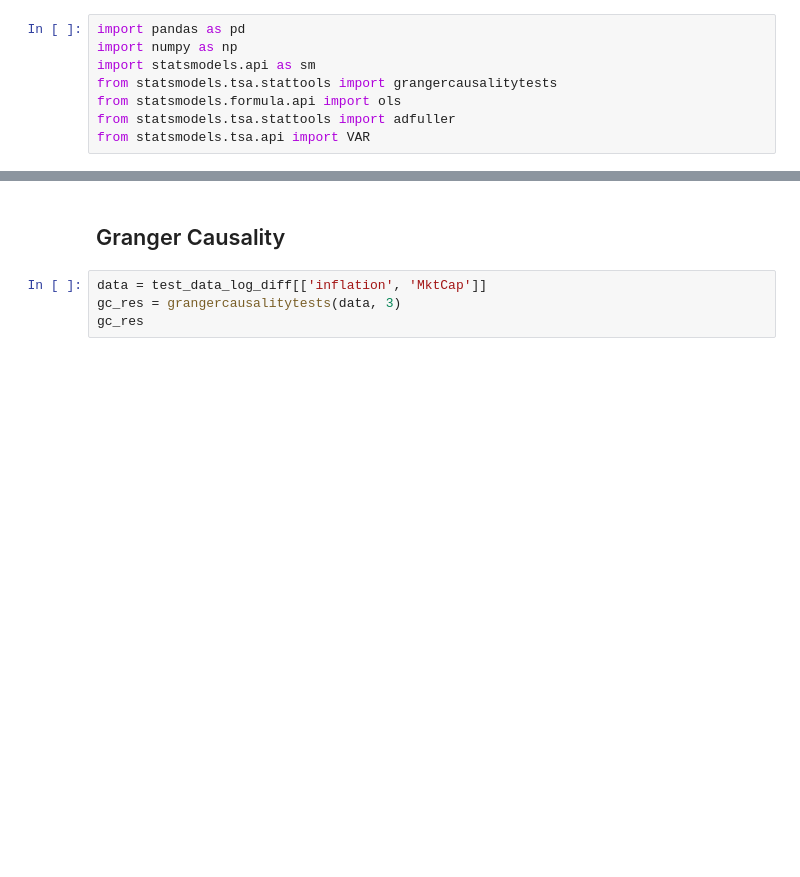
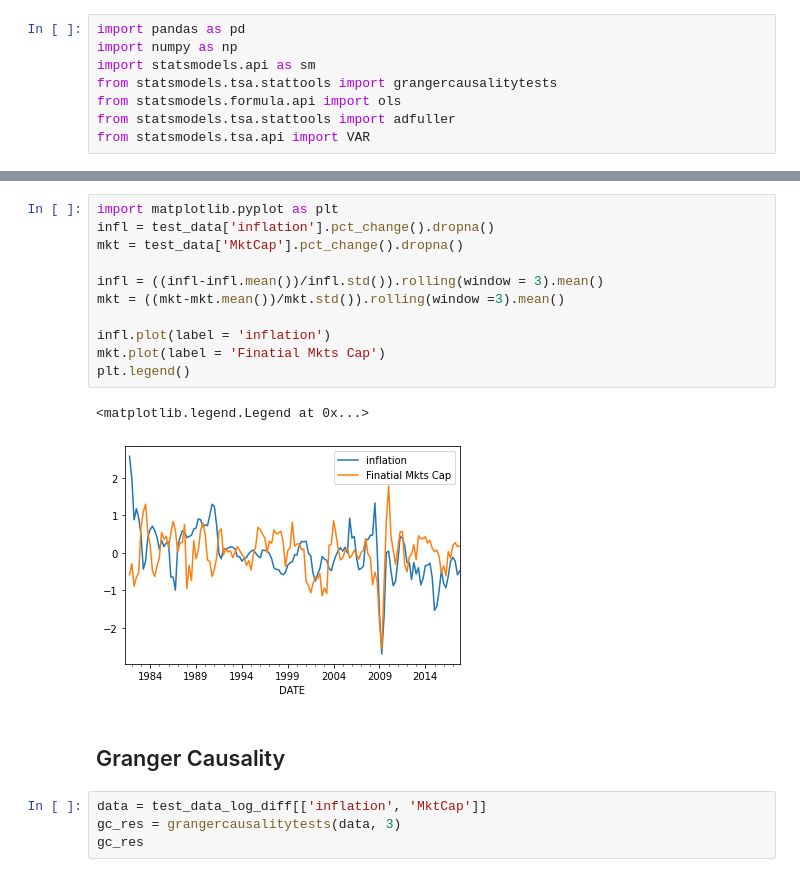
Before and after one commit to felipe-fp/corcovado, a Jupyter notebook: inflation_MktCap_analysis/inlation_analysis.ipynb, the cells around one changed output, grey strips where cells are left out. Saved outputs shown, nothing was run; the diff lists cells and outputs as text; blank space fills up the shorter version.

```diff
--- a/inflation_MktCap_analysis/inlation_analysis.ipynb
+++ b/inflation_MktCap_analysis/inlation_analysis.ipynb
@@ -88,3 +120,17 @@ M2V 0.001502837033158367
+# %%
+import matplotlib.pyplot as plt
+infl = test_data['inflation'].pct_change().dropna()
+mkt = test_data['MktCap'].pct_change().dropna()
+
+infl = ((infl-infl.mean())/infl.std()).rolling(window = 3).mean()
+mkt = ((mkt-mkt.mean())/mkt.std()).rolling(window =3).mean()
+
+infl.plot(label = 'inflation')
+mkt.plot(label = 'Finatial Mkts Cap')
+plt.legend()
+# %% [output]
+<matplotlib.legend.Legend at 0x...>
+[figure, added]
 # %% [markdown]
 ## Granger Causality
 # %%
```
Also changed, not shown: parts of 27 cells of this notebook, 3 other files.
